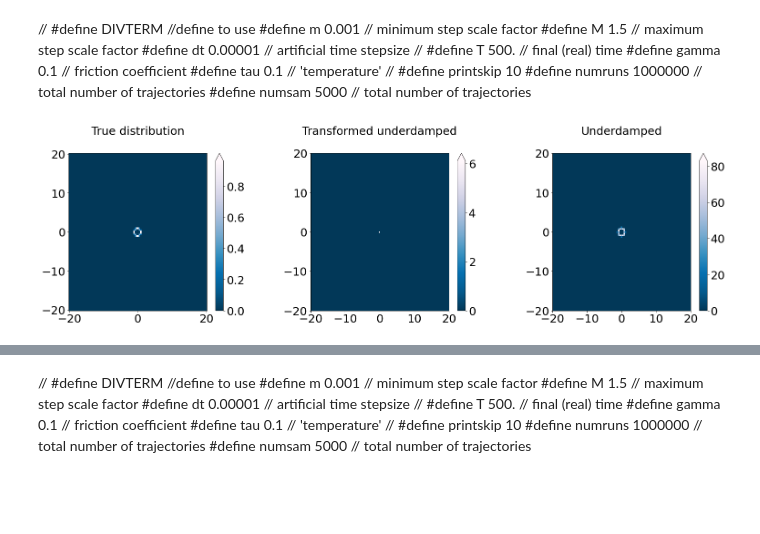
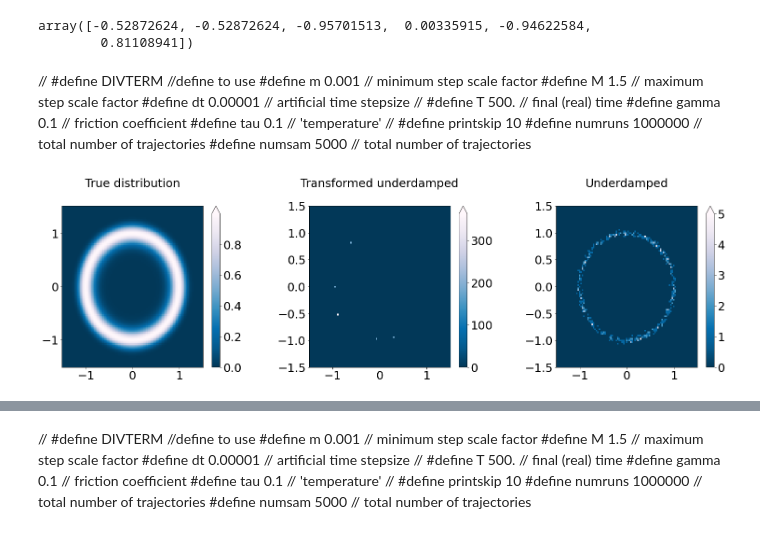
Before and after one commit to alixsleroy/Stepupyourgame, a Jupyter notebook: C++/underdamped/visualisation/Visualise_2d.ipynb, the cells around one changed output, grey strips where cells are left out. Saved outputs shown, nothing was run; the diff lists cells and outputs as text; code cells hidden in the pictures; blank space fills up the shorter version.

```diff
--- a/C++/underdamped/visualisation/Visualise_2d.ipynb
+++ b/C++/underdamped/visualisation/Visualise_2d.ipynb
@@ -34,10 +34,15 @@ plt.rc('ytick', labelsize=font_size)
 #######################################################
 ## run the sample to check the look of the distributions
 
-q_noadax,p_noadax,g=openCfile_qp("data_one_dt_2d/vec_noada_x.txt")
-q_noaday,p_noaday,g=openCfile_qp("data_one_dt_2d/vec_noada_y.txt")
-q_trx,p_trx,g=openCfile_qp("data_one_dt_2d/vec_tr_x.txt")
-q_try,p_try,g=openCfile_qp("data_one_dt_2d/vec_tr_y.txt")
+q_noadax,p_noadax,g=openCfile_qp("2d/vec_noada_x.txt")
+q_noaday,p_noaday,g=openCfile_qp("2d/vec_noada_y.txt")
+q_trx,p_trx,g=openCfile_qp("2d/vec_tr_x.txt")
+q_try,p_try,g=openCfile_qp("2d/vec_tr_y.txt")
+# %%
+q_trx
+# %% [output]
+array([-0.52872624, -0.52872624, -0.95701513,  0.00335915, -0.94622584,
+        0.81108941])
 # %% [markdown]
 // #define DIVTERM          //define to use
 #define m               0.001           // minimum step scale factor
@@ -67,7 +72,7 @@ fig.subplots_adjust(left=0.1,
 #####################
 beta=1/0.1
 nbins=100
-bound=20
+bound=1.5
 X = np.linspace(-bound,bound,nbins)
 Y = np.linspace(-bound,bound,nbins)
 X, Y = np.meshgrid(X, Y)
@@ -84,34 +89,34 @@ fig.colorbar(pcm, ax=axs[0], extend='max')
 #####################
 nbins=100
 xedges = np.linspace(-bound,bound,nbins)
 yedges = np.linspace(-bound,bound,nbins)
 H, xedges, yedges = np.histogram2d(q_trx, q_try, bins=(xedges, yedges),density=True)
 H.T
 # fig = plt.figure(figsize=(20, 6))
 axs[1].set_title('Transformed underdamped',fontsize=font_size,y=1.1)
 X, Y = np.meshgrid(xedges, yedges)
 axs[1].pcolormesh(X, Y, H, norm=colors.LogNorm(vmin=np.exp(-1), vmax=1))
 pcm = axs[1].pcolor(X, Y, H, cmap='PuBu_r', shading='auto')
 fig.colorbar(pcm, ax=axs[1], extend='max')
 # plt.show()
 
 ####################
 ## Not adaptive distribution
 #####################
 nbins=100
 xedges = np.linspace(-bound,bound,nbins)
 yedges = np.linspace(-bound,bound,nbins)
 
 H, xedges, yedges = np.histogram2d(q_noadax, q_noaday, bins=(xedges, yedges))
 H.T
 axs[2].set_title('Underdamped',fontsize=font_size,y=1.1)
 X, Y = np.meshgrid(xedges, yedges)
 axs[2].pcolormesh(X, Y, H, norm=colors.LogNorm(vmin=np.exp(-2), vmax=np.max(H)))
 pcm = axs[2].pcolor(X, Y, H, cmap='PuBu_r', shading='auto')
 fig.colorbar(pcm, ax=axs[2], extend='max')
 plt.show()
 # %% [output]
-[figure, old version]
+[figure, new version]
 # %%
 ####################
 ## Histogram of the values taken by g
```
Also changed, not shown: parts of 7 cells of this notebook, 52 other files.
